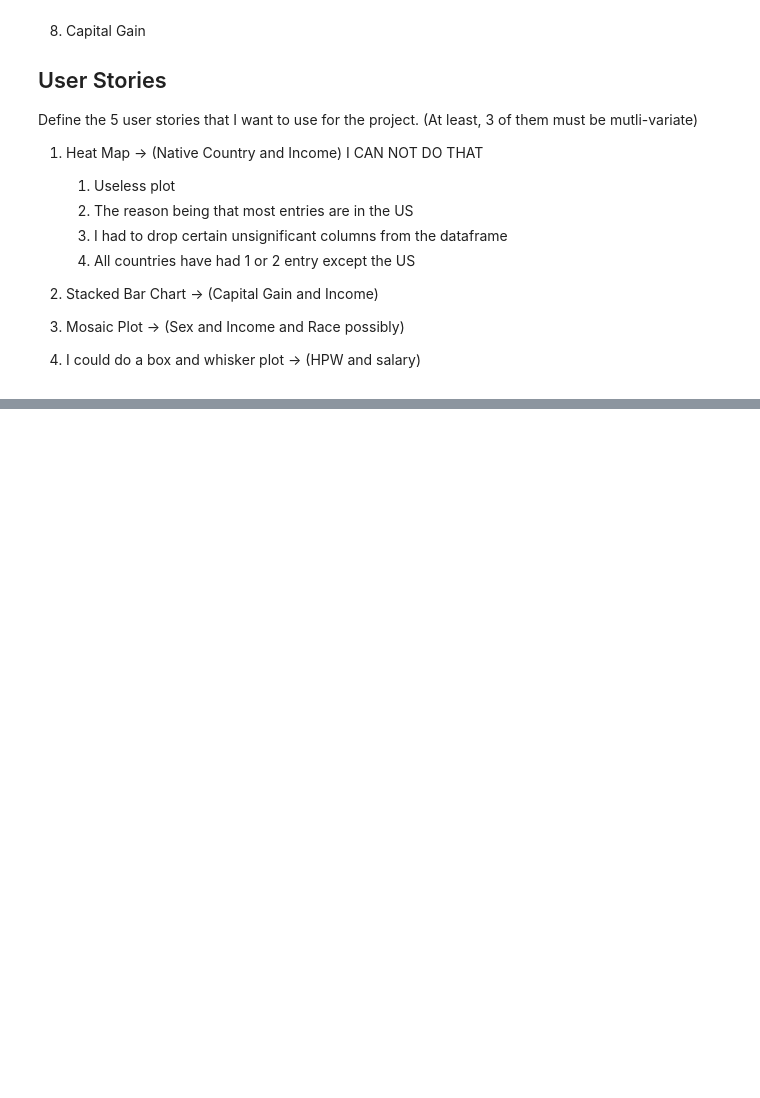
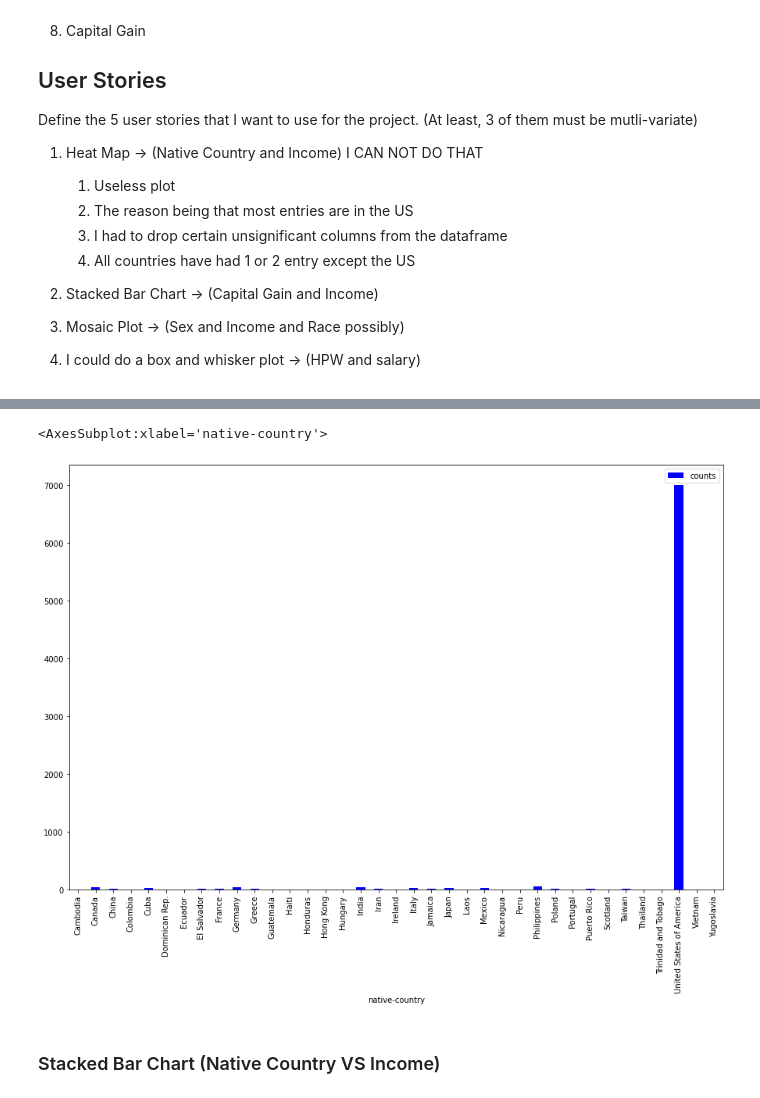
Before and after one commit to Youssef-Serag/CSE-578, a Jupyter notebook: Project/project.ipynb, the cells around one changed output, grey strips where cells are left out. Cells and saved outputs as stored; diff of their text form; code cells hidden in the pictures; blank space fills up the shorter version.

```diff
--- a/Project/project.ipynb
+++ b/Project/project.ipynb
@@ -48,0 +77,20 @@ data_greater_50k = data[data['income'] == '>50K']
+# %%
+# Take the greater than 50k data and group it by the native country and count the number of people in each country
+greater_50k_grouped = data_greater_50k.groupby('native-country').size().reset_index(name='counts')
+
+# Rename the columns according to the GeoDataFrame
+
+# Rename United-States to United States
+greater_50k_grouped.loc[greater_50k_grouped['native-country'] == 'United-States', 'native-country'] = 'United States of America'
+greater_50k_grouped.loc[greater_50k_grouped['native-country'] == 'Dominican-Republic', 'native-country'] = 'Dominican Rep.'
+greater_50k_grouped.loc[greater_50k_grouped['native-country'] == 'Hong', 'native-country'] = 'Hong Kong'
+greater_50k_grouped.loc[greater_50k_grouped['native-country'] == 'Trinadad&Tobago', 'native-country'] = 'Trinidad and Tobago'
+# greater_50k_grouped.loc[greater_50k_grouped['native-country'] == 'Holand-Netherlands', 'native-country'] = 'Netherlands'
+greater_50k_grouped.loc[greater_50k_grouped['native-country'] == 'El-Salvador', 'native-country'] = 'El Salvador'
+greater_50k_grouped.loc[greater_50k_grouped['native-country'] == 'Puerto-Rico', 'native-country'] = 'Puerto Rico'
+greater_50k_grouped.loc[greater_50k_grouped['native-country'] == 'Columbia', 'native-country'] = 'Colombia'
+
+# Drop the rows with the countries that are not in not in the GeoDataFrame --> South, Outlying-US(Guam-USVI-etc), England
+greater_50k_grouped = greater_50k_grouped[greater_50k_grouped['native-country'] != 'South']
+greater_50k_grouped = greater_50k_grouped[greater_50k_grouped['native-country'] != 'Outlying-US(Guam-USVI-etc)']
+greater_50k_grouped = greater_50k_grouped[greater_50k_grouped['native-country'] != 'England']
@@ -48,0 +146,8 @@ data_greater_50k = data[data['income'] == '>50K']
+# %%
+# Give me a bar plot of the number of people in each country with income greater than 50k without using the GeoDataFrame
+greater_50k_grouped.plot.bar(x='native-country', y='counts', color='blue', figsize=(15, 10))
+# %% [output]
+<AxesSubplot:xlabel='native-country'>
+[figure, added]
+# %% [markdown]
+### Stacked Bar Chart (Native Country VS Income)
```
Also changed, not shown: parts of 6 cells of this notebook.
